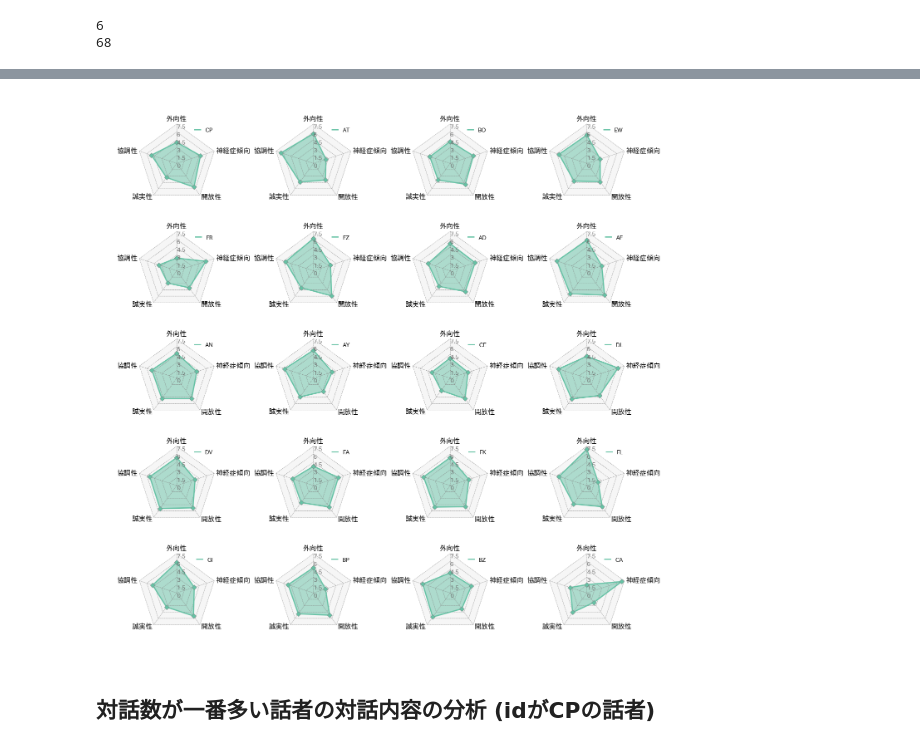
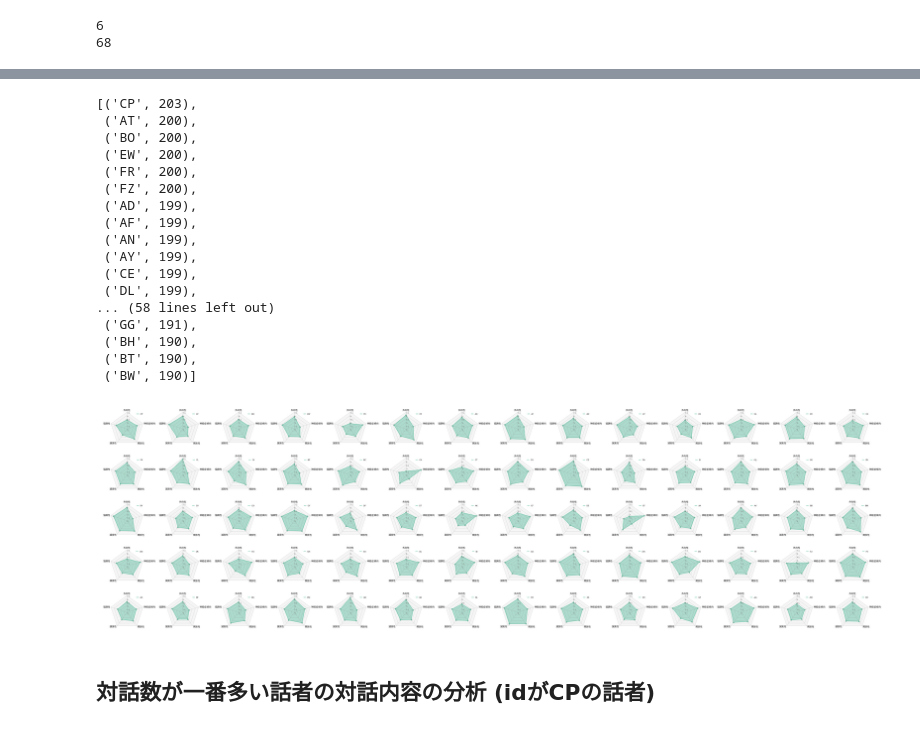
Before and after one commit to udaizin/rpc-agents, a Jupyter notebook: RealPersonaChat/analysis.ipynb, the cells around one changed output, grey strips where cells are left out. Saved outputs shown, nothing was run; the diff lists cells and outputs as text; code cells hidden in the pictures.

```diff
--- a/RealPersonaChat/analysis.ipynb
+++ b/RealPersonaChat/analysis.ipynb
@@ -111,3 +111,9 @@ print(count_190)
 # %% [output]
 6
 68
+# %%
+# 対話数が190以上の話者を(ID, 対話数)の形で取得
+interlocutor_dialogue_count_190 = {interlocutor_id: dialogue_count for interlocutor_id, dialogue_count in sorted_interlocutor_dialogue_count if dialogue_count >= 190}
+# 対話数でソート
+sorted_interlocutor_dialogue_count_190 = sorted(interlocutor_dialogue_count_190.items(), key=lambda x:x[1], reverse=True)
+pprint(sorted_interlocutor_dialogue_count_190)
@@ -140,3 +144,24 @@ pprint(top20_interlocutor_dialogue_count)
+# %%
+more_than_190_interlocutor_dialogue_count = sorted_interlocutor_dialogue_count[:len(sorted_interlocutor_dialogue_count_190)]
+pprint(more_than_190_interlocutor_dialogue_count)
+# %% [output]
+[('CP', 203),
+ ('AT', 200),
+ ('BO', 200),
+ ('EW', 200),
+ ('FR', 200),
+ ('FZ', 200),
+ ('AD', 199),
+ ('AF', 199),
+ ('AN', 199),
+ ('AY', 199),
+ ('CE', 199),
+ ('DL', 199),
+... (58 lines left out)
+ ('GG', 191),
+ ('BH', 190),
+ ('BT', 190),
+ ('BW', 190)]
 # %%
 class BigFivePersonality:
     def __init__(self, openness: int, conscientiousness: int, extraversion: int, agreeableness: int, neuroticism: int):
@@ -160,9 +185,9 @@ class Interlocutor:
             self.personality.agreeableness
         ]
 
-top20_interlocutors = []
+more_than_190_interlocutors = []
 # 上位20人のビッグファイブを取得
-for interlocutor in top20_interlocutor_dialogue_count:
+for interlocutor in more_than_190_interlocutor_dialogue_count:
     interlocutor_id = interlocutor[0]
     for interlocutor_data in interlocutor_dataset['train']:
         if interlocutor_data['interlocutor_id'] == interlocutor_id:
@@ -172,43 +197,43 @@ for interlocutor in top20_interlocutor_dialogue_count:
                 interlocutor_data['personality']['BigFive_Extraversion'],
                 interlocutor_data['personality']['BigFive_Agreeableness'],
                 interlocutor_data['personality']['BigFive_Neuroticism']
             )
             interlocutor = Interlocutor(interlocutor_id, personality)
-            top20_interlocutors.append(interlocutor)
+            more_than_190_interlocutors.append(interlocutor)
             break
 
 # 上位10人のビッグファイブをレーダーチャートで可視化
 big_five_column = ["外向性", "神経症傾向", "開放性", "誠実性", "協調性"]
-top20_interlocutor_ids = [interlocutor.id for interlocutor in top20_interlocutors]
-top20_interlocutor_personalities = [interlocutor.get_personality() for interlocutor in top20_interlocutors]
+more_than_190_interlocutor_ids = [interlocutor.id for interlocutor in more_than_190_interlocutors]
+more_than_190_interlocutor_personalities = [interlocutor.get_personality() for interlocutor in more_than_190_interlocutors]
 
 df = pd.DataFrame(
-    data=top20_interlocutor_personalities,
+    data=more_than_190_interlocutor_personalities,
     columns=big_five_column,
-    index=top20_interlocutor_ids
+    index=more_than_190_interlocutor_ids
 )
 
 
-fig = plt.figure(figsize=(16, 16))
-fig.subplots(5, 4, subplot_kw=dict(polar=True))
+fig = plt.figure(figsize=(70, 20))
+fig.subplots(5, 14, subplot_kw=dict(polar=True))
 fig.subplots_adjust(hspace=0.3, wspace=0.3)
 
-for id, ax in zip(top20_interlocutor_ids, fig.axes):
+for id, ax in zip(more_than_190_interlocutor_ids, fig.axes):
     circos = Circos.radar_chart(
         df.loc[[id]],
         vmax=7.5,
         marker_size=6,
         grid_interval_ratio=0.2,
         line_kws_handler=lambda _: dict(lw=2, ls="solid"),
         marker_kws_handler=lambda _: dict(marker="D", ec="grey", lw=0.5),
     )
 
     circos.plotfig(ax=ax)
     circos.ax.legend(loc="upper right", fontsize=10)
 
-fig.savefig("image/top20_interlocutor_big_five.png")
+fig.savefig("image/more_than_190_interlocutor_big_five.png")
 # %% [output]
-[figure, old version]
+[figure, new version]
 # %% [markdown]
 ## 対話数が一番多い話者の対話内容の分析 (idがCPの話者)
 # %%
```
Also changed, not shown: parts of 4 cells of this notebook, 13 other files.
